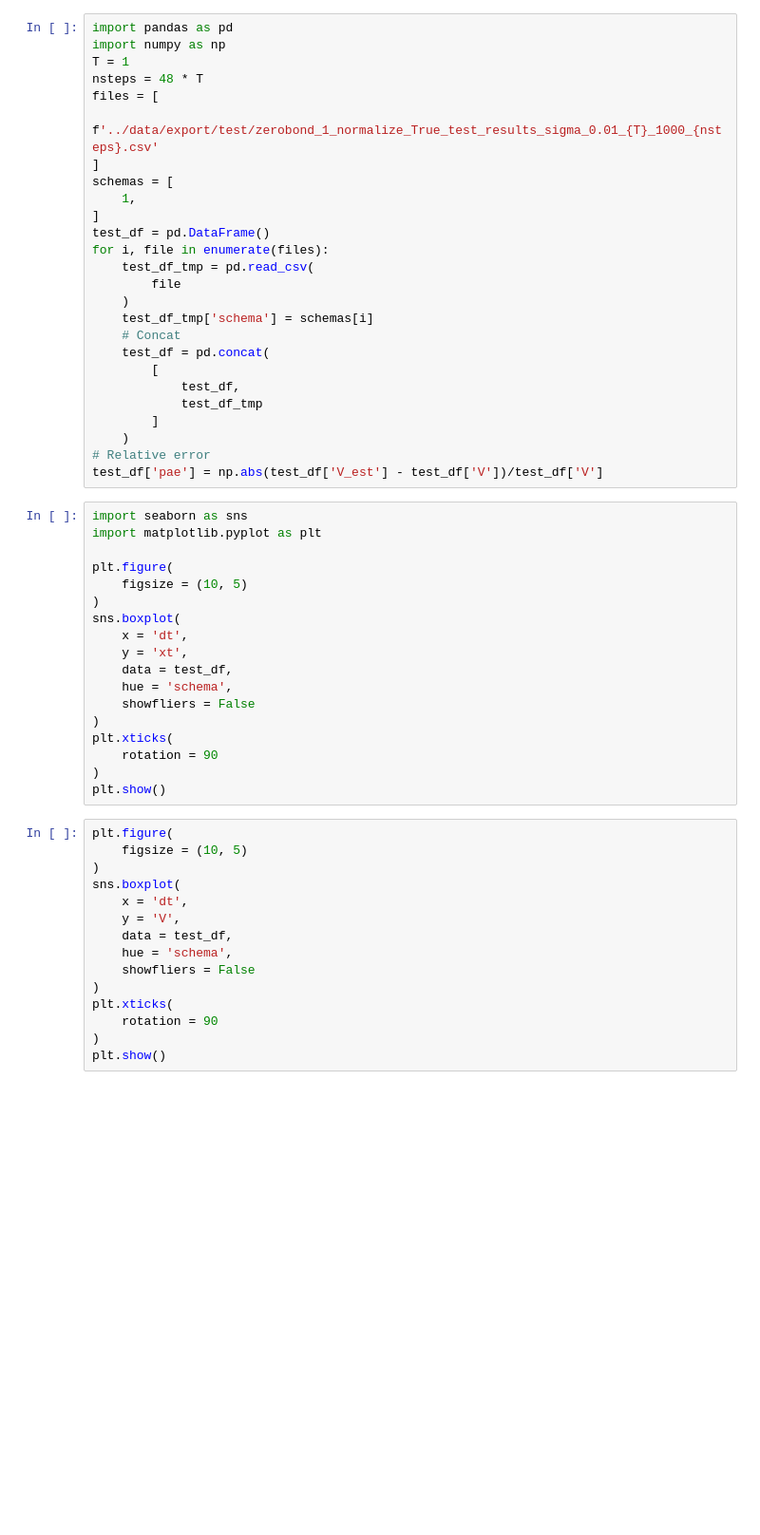
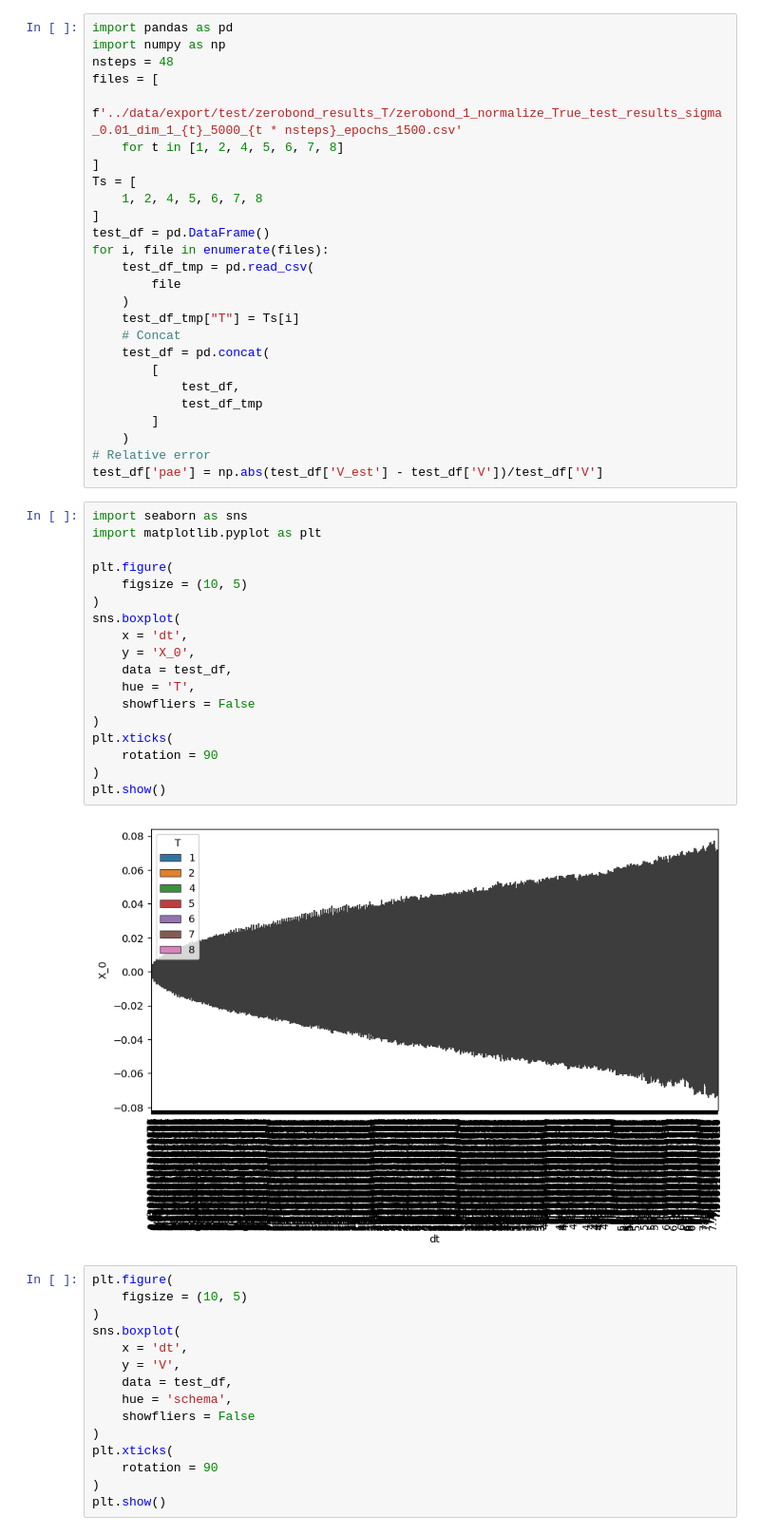
Before and after one commit to borjaf696/LGM_BFSDE, a Jupyter notebook: notebooks/test_results_schemas.ipynb, the cells around one changed output. Shown at 95% size. Saved outputs shown, nothing was run; the diff lists cells and outputs as text; blank space fills up the shorter version.

```diff
--- a/notebooks/test_results_schemas.ipynb
+++ b/notebooks/test_results_schemas.ipynb
@@ -1,20 +1,20 @@
 # %%
 import pandas as pd
 import numpy as np
-T = 1
-nsteps = 48 * T
+nsteps = 48
 files = [
-    f'../data/export/test/zerobond_1_normalize_True_test_results_sigma_0.01_{T}_1000_{nsteps}.csv'
+    f'../data/export/test/zerobond_results_T/zerobond_1_normalize_True_test_results_sigma_0.01_dim_1_{t}_5000_{t * nsteps}_epochs_1500.csv'
+    for t in [1, 2, 4, 5, 6, 7, 8]
 ]
-schemas = [
-    1,
+Ts = [
+    1, 2, 4, 5, 6, 7, 8
 ]
 test_df = pd.DataFrame()
 for i, file in enumerate(files):
     test_df_tmp = pd.read_csv(
         file
     )
-    test_df_tmp['schema'] = schemas[i]
+    test_df_tmp["T"] = Ts[i]
     # Concat
     test_df = pd.concat(
         [
@@ -27,21 +27,23 @@ test_df['pae'] = np.abs(test_df['V_est'] - test_df['V'])/test_df['V']
 # %%
 import seaborn as sns
 import matplotlib.pyplot as plt
 
 plt.figure(
     figsize = (10, 5)
 )
 sns.boxplot(
     x = 'dt',
-    y = 'xt',
+    y = 'X_0',
     data = test_df,
-    hue = 'schema',
+    hue = 'T',
     showfliers = False
 )
 plt.xticks(
     rotation = 90
 )
 plt.show()
+# %% [output]
+[figure, added]
 # %%
 plt.figure(
     figsize = (10, 5)
```
Also changed, not shown: 15 other files.
